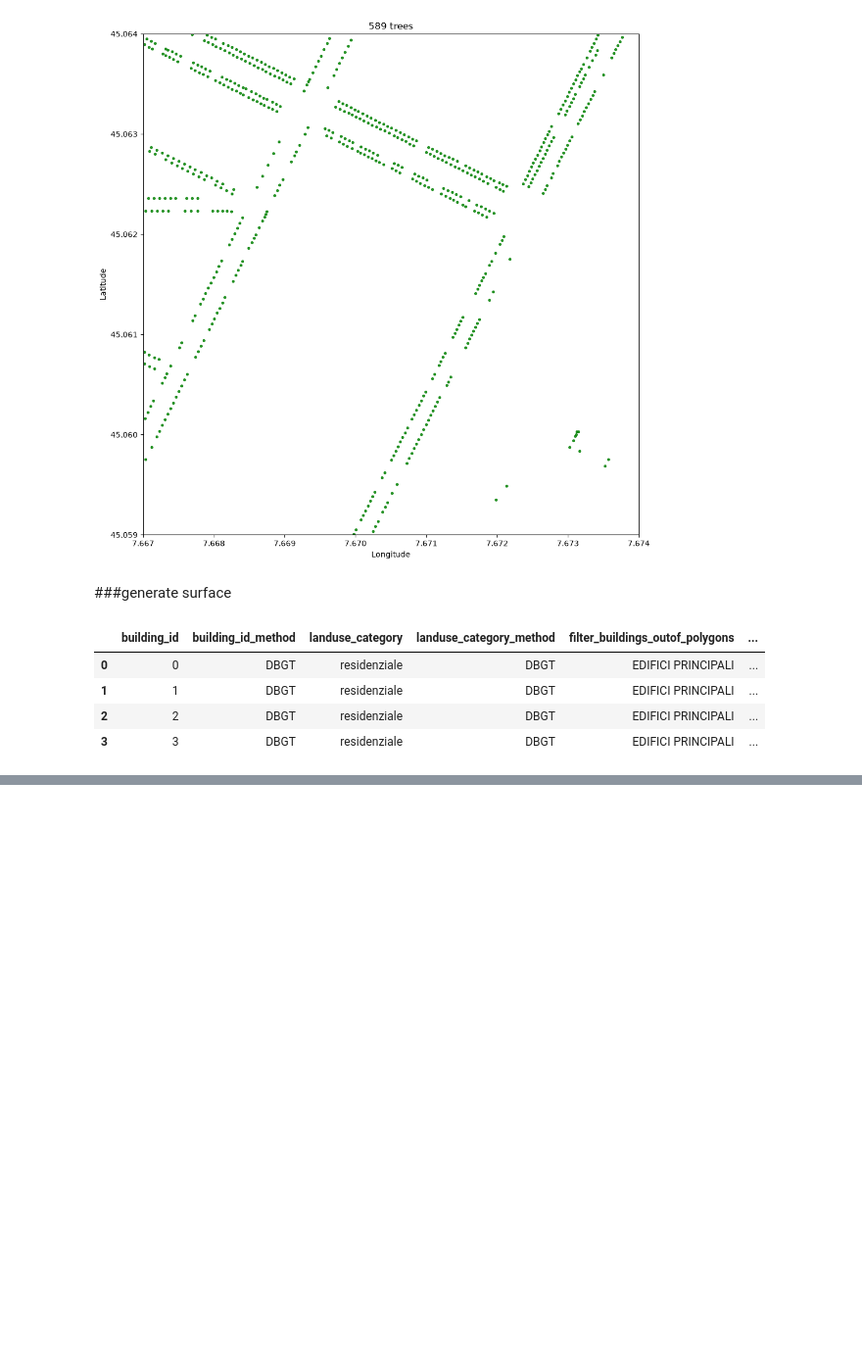
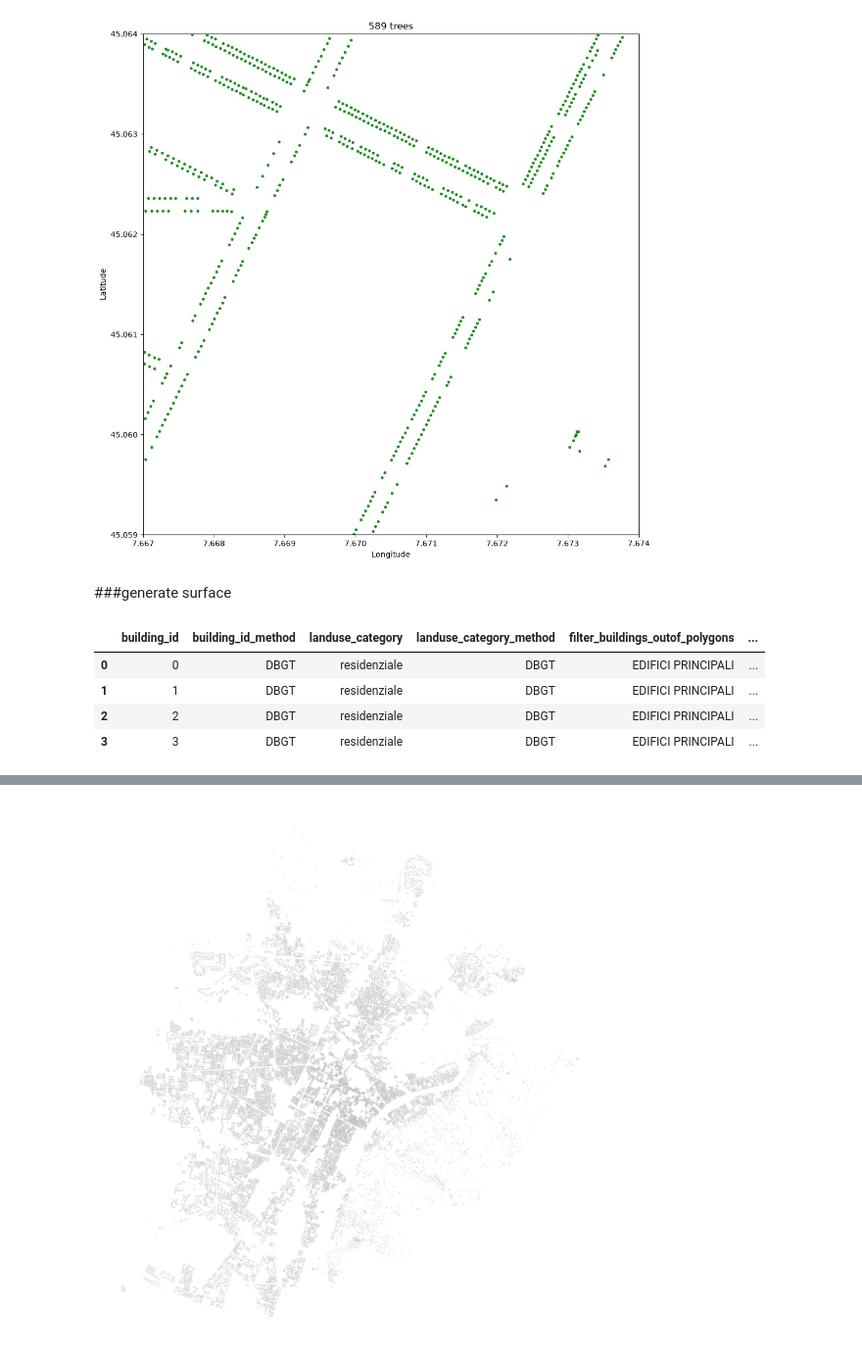
Before and after one commit to energycenterlab/CIM_wizard, a Jupyter notebook: env_info_modeler/core_logic/env_gdf.ipynb, the cells around one changed output, grey strips where cells are left out. Shown at 98% size. Saved outputs shown, nothing was run; the diff lists cells and outputs as text; code cells hidden in the pictures; blank space fills up the shorter version.

```diff
--- a/env_info_modeler/core_logic/env_gdf.ipynb
+++ b/env_info_modeler/core_logic/env_gdf.ipynb
@@ -1224,0 +1377,3 @@ surfaces.head(10)
+# %%
+points = build_point_table(torino_residenziale_express)
+torino_residenziale_express = assign_footprint_rings(torino_residenziale_express, points)
@@ -1224,0 +1402,10 @@ surfaces.head(10)
+# %%
+def buildings_with_height(
+    buildings: pd.DataFrame,
+    height_column: str = "building_height_m",
+) -> pd.DataFrame:
+    """Keep buildings whose height is a number greater than zero."""
+    height = pd.to_numeric(buildings[height_column], errors="coerce")
+    return buildings.loc[height > 0].copy()
+# %%
+torino_residenziale_express = buildings_with_height(torino_residenziale_express)
@@ -1224,0 +1534,6 @@ surfaces.head(10)
+# %%
+points = build_point_table(torino_residenziale_express)
+torino_residenziale_express = assign_footprint_rings(torino_residenziale_express, points)
+
+storey_points = extrude_storey_points(torino_residenziale_express, points)
+zones, surfaces = assign_storey_surfaces(torino_residenziale_express)
@@ -1224,0 +1631,15 @@ surfaces.head(10)
+# %%
+footprints = torino_residenziale_express["lod0_footprint_4326"]
+if isinstance(footprints.iloc[0], str):
+    footprints = gpd.GeoSeries.from_wkt(footprints)
+buildings_2d = gpd.GeoDataFrame(
+    geometry=footprints,
+    crs="EPSG:4326",
+)
+figure, axis = plt.subplots(figsize=(12, 12))
+buildings_2d.plot(ax=axis, color="0.75", edgecolor="0.35", linewidth=0.05)
+axis.set_axis_off()
+plt.tight_layout()
+plt.show()
+# %% [output]
+[figure, added]
```
Also changed, not shown: parts of 30 cells of this notebook, 3 other files.
